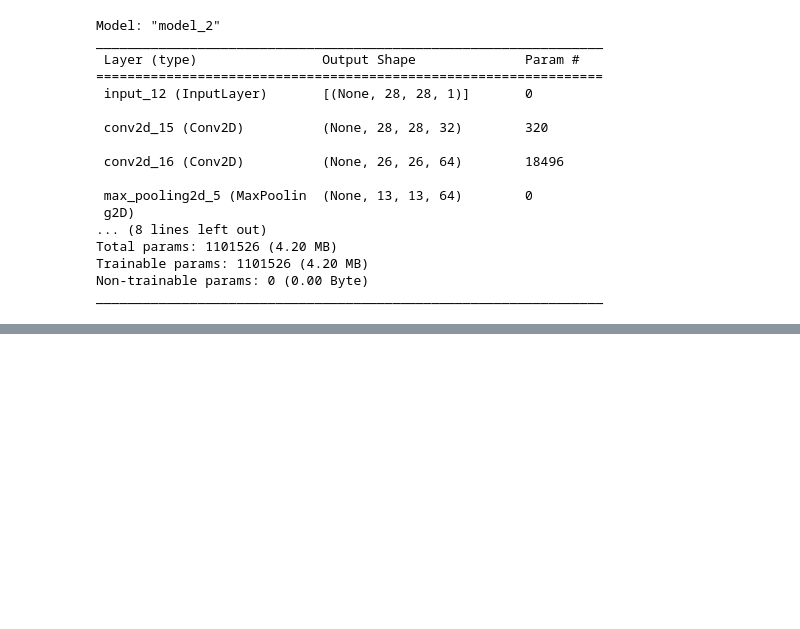
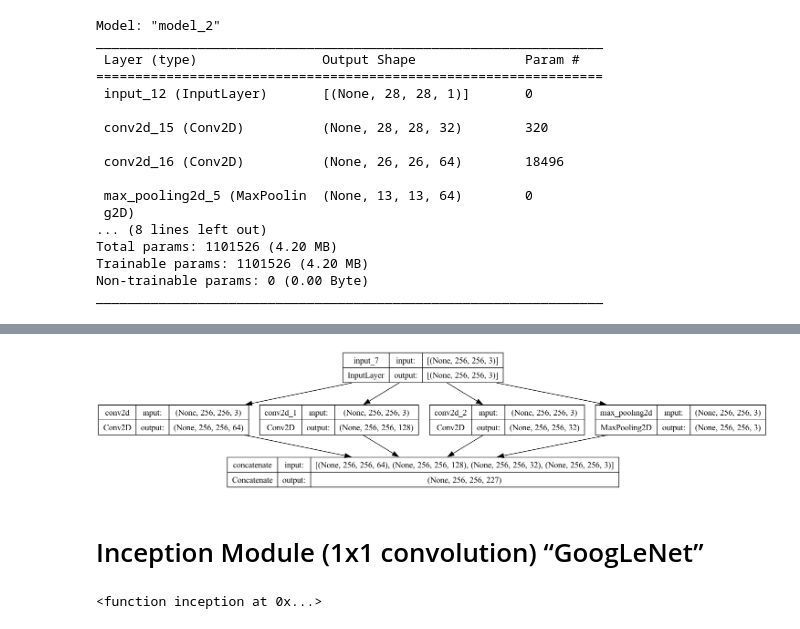
Before and after one commit to gyjong/aiffel_campus, a Jupyter notebook: quest_0312/0312_CNN.ipynb, the cells around one changed output, grey strips where cells are left out. Drawn from its saved outputs; the diff is of its cells as text; code cells hidden in the pictures; blank space fills up the shorter version.

```diff
--- a/quest_0312/0312_CNN.ipynb
+++ b/quest_0312/0312_CNN.ipynb
@@ -206,0 +214,23 @@ _________________________________________________________________
+# %%
+# Naïve Inception 블록을 만들기 위한 함수
+def naive_inception(input_layer, conv1_filter, conv3_filter, conv5_filter):
+
+    # 1x1 사이즈의 kernel을 이용한 convolution2d layer
+    conv1 = keras.layers.Conv2D(conv1_filter, (1,1), padding='same', activation='relu')(input_layer)
+
+    # Q. 3x3 사이즈의 kernel을 이용한 convolution2d layer를 만들어 보세요.
+    conv3 = tf.keras.layers.Conv2D(conv3_filter, kernel_size=3, padding='same', activation='relu')(input_layer)
+
+    # Q. 5x5 사이즈의 kernel을 이용한 convolution2d layer를 만들어 보세요.
+    conv5 = tf.keras.layers.Conv2D(conv5_filter, kernel_size=5, padding='same', activation='relu')(input_layer)
+
+
+    # 3x3 max pooling layer (데이터의 가로 세로를 3x3로 살펴보고 가장 큰 값만 뽑아낸다)
+    pool = keras.layers.MaxPooling2D((3,3), strides=(1,1), padding='same')(input_layer)
+
+    # 위에서 언급한 4개의 layer 통해서 나온 feature map들을 모두 concatenation 한다.
+    out_layer = keras.layers.Concatenate()([conv1, conv3, conv5, pool])
+    return out_layer
+# %%
+input_data = keras.layers.Input(shape=(256, 256, 3))
+naive_inception_out = naive_inception(input_data, 64, 128, 32)
@@ -206,0 +241,5 @@ _________________________________________________________________
+# %%
+# 모델 만들기
+model = keras.models.Model(inputs=input_data, outputs=naive_inception_out)
+# 생성한 모델의 구조 확인하기
+model.summary()
@@ -206,0 +264,7 @@ _________________________________________________________________
+# %%
+# 모델 구조 시각화하기
+plot_model(model, show_shapes=True, to_file='naive_inception_module.png')
+# %% [output]
+[figure, added]
+# %% [markdown]
+# Inception Module (1x1 convolution) “GoogLeNet”
@@ -206,0 +300,4 @@ _________________________________________________________________
+# %%
+print(inception)
+# %% [output]
+<function inception at 0x...>
```
Also changed, not shown: parts of 34 cells of this notebook, 3 other files.
